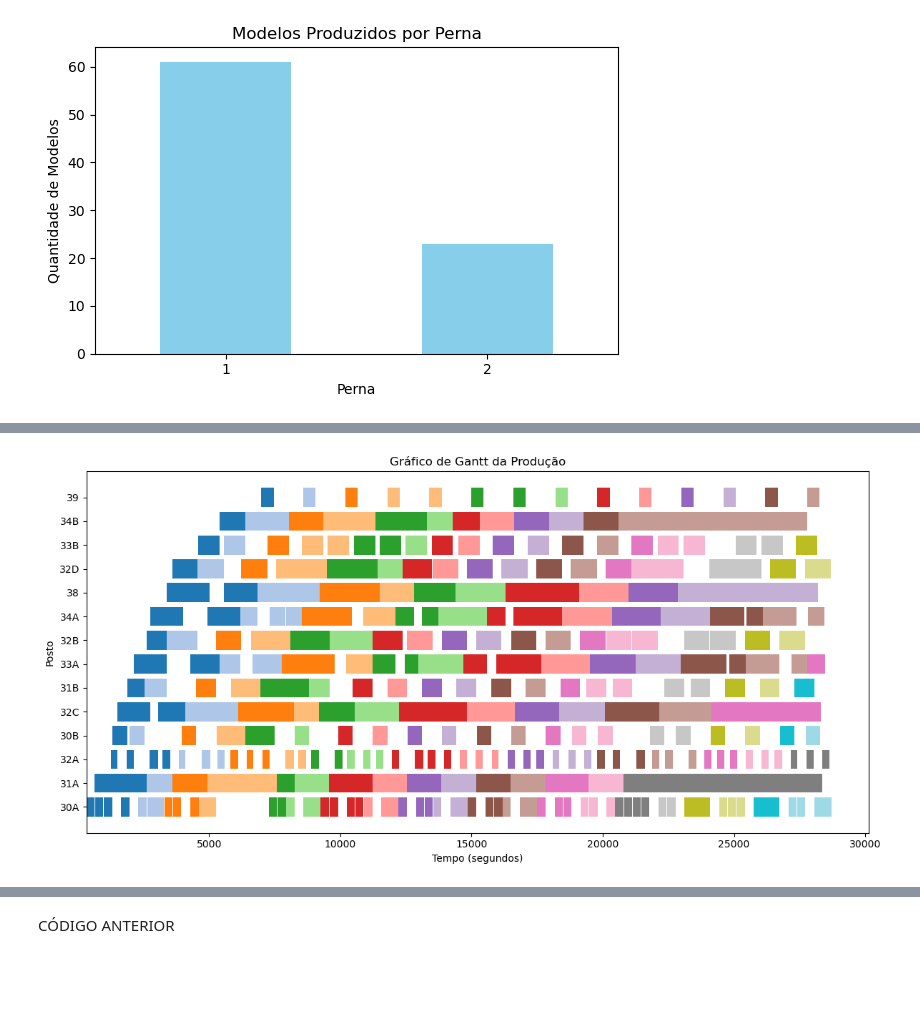
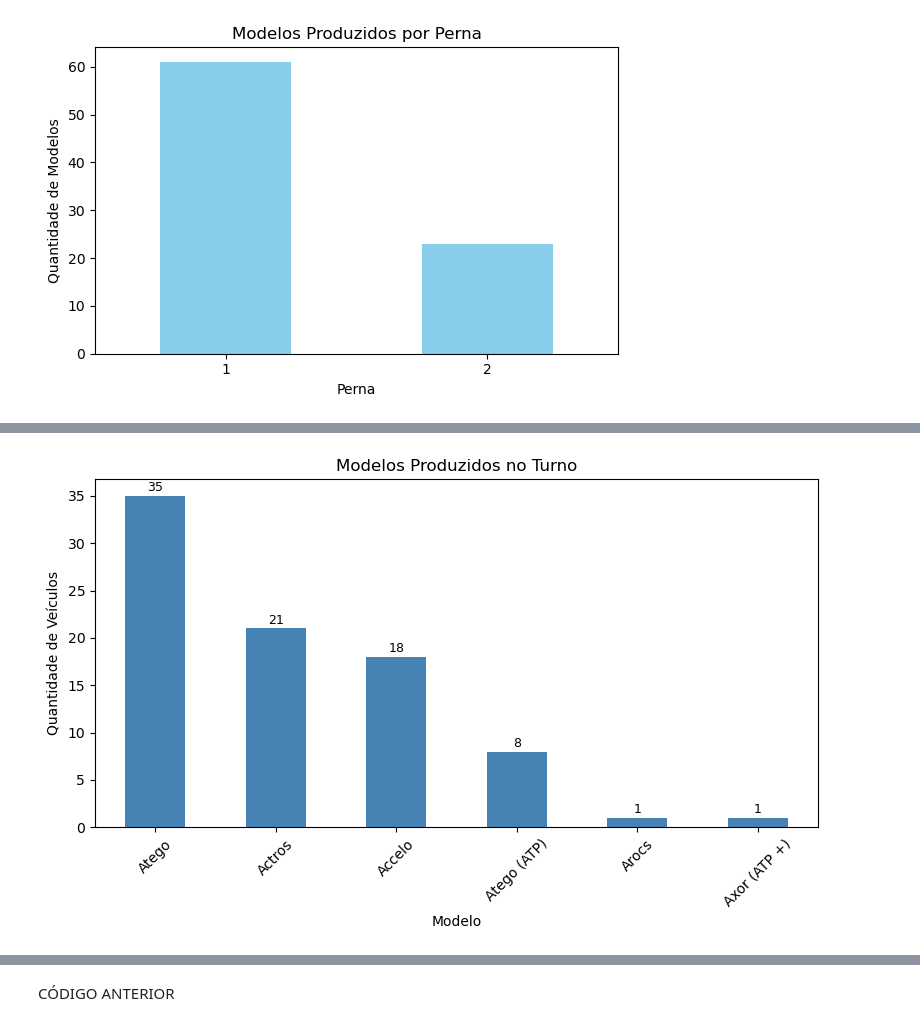
Before and after one commit to MatheusFariasPJ/PROJETO_MERCEDES, a Jupyter notebook: SIMULADOR.ipynb, the cells around one changed output, grey strips where cells are left out. Drawn from its saved outputs; the diff is of its cells as text; code cells hidden in the pictures; blank space fills up the shorter version.

```diff
--- a/SIMULADOR.ipynb
+++ b/SIMULADOR.ipynb
@@ -646,21 +453,20 @@ plt.show()
-# %%
-
-# Ordena por entrada
-df_gantt = df_log.sort_values(by="entrada")
-
-# Cores distintas por modelo
-cores = plt.cm.get_cmap('tab20', df_gantt["nome"].nunique())
-nome_to_cor = {nome: cores(i) for i, nome in enumerate(df_gantt["nome"].unique())}
-
-plt.figure(figsize=(12, 6))
-
-for i, (idx, row) in enumerate(df_gantt.iterrows()):
-    plt.barh(row["posto"], row["saida"] - row["entrada"], left=row["entrada"], color=nome_to_cor[row["nome"]])
-
-plt.xlabel("Tempo (segundos)")
-plt.ylabel("Posto")
-plt.title("Gráfico de Gantt da Produção")
-plt.tight_layout()
-plt.show()
-# %% [output]
-[figure, removed]
+# %%
+# Conta quantos modelos de cada tipo (modelo_nome) foram produzidos
+modelos_produzidos = df_log.groupby("modelo")["nome"].nunique().sort_values(ascending=False)
+
+# Gráfico de barras
+plt.figure(figsize=(8, 5))
+modelos_produzidos.plot(kind='bar', color='steelblue')
+
+# Adiciona rótulos em cima das barras
+for i, valor in enumerate(modelos_produzidos):
+    plt.text(i, valor + 0.2, f"{valor}" , ha='center', va='bottom', fontsize=9)
+
+plt.title("Modelos Produzidos no Turno")
+plt.xlabel("Modelo")
+plt.ylabel("Quantidade de Veículos")
+plt.xticks(rotation=45)
+plt.tight_layout()
+plt.show()
+# %% [output]
+[figure, added]
```
Also changed, not shown: parts of 21 cells of this notebook.
